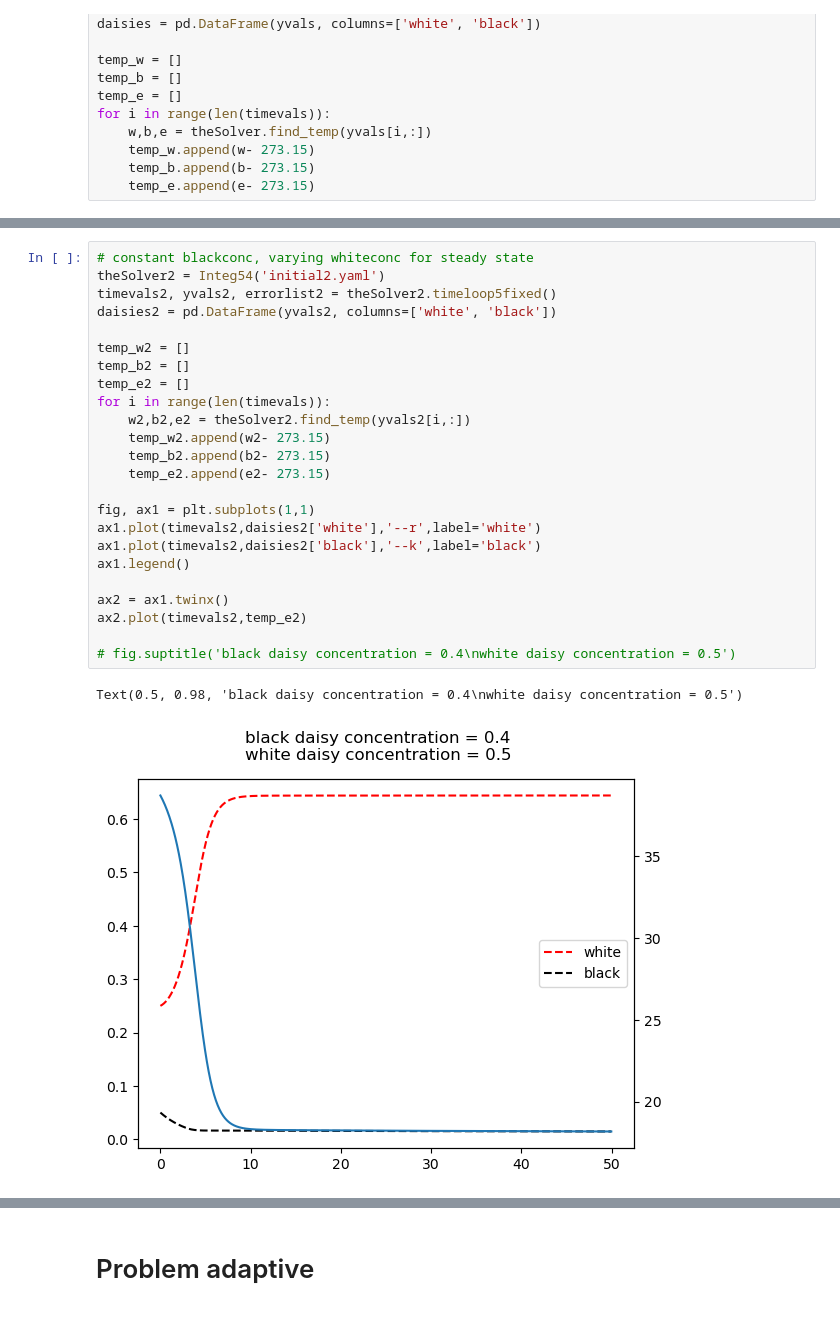
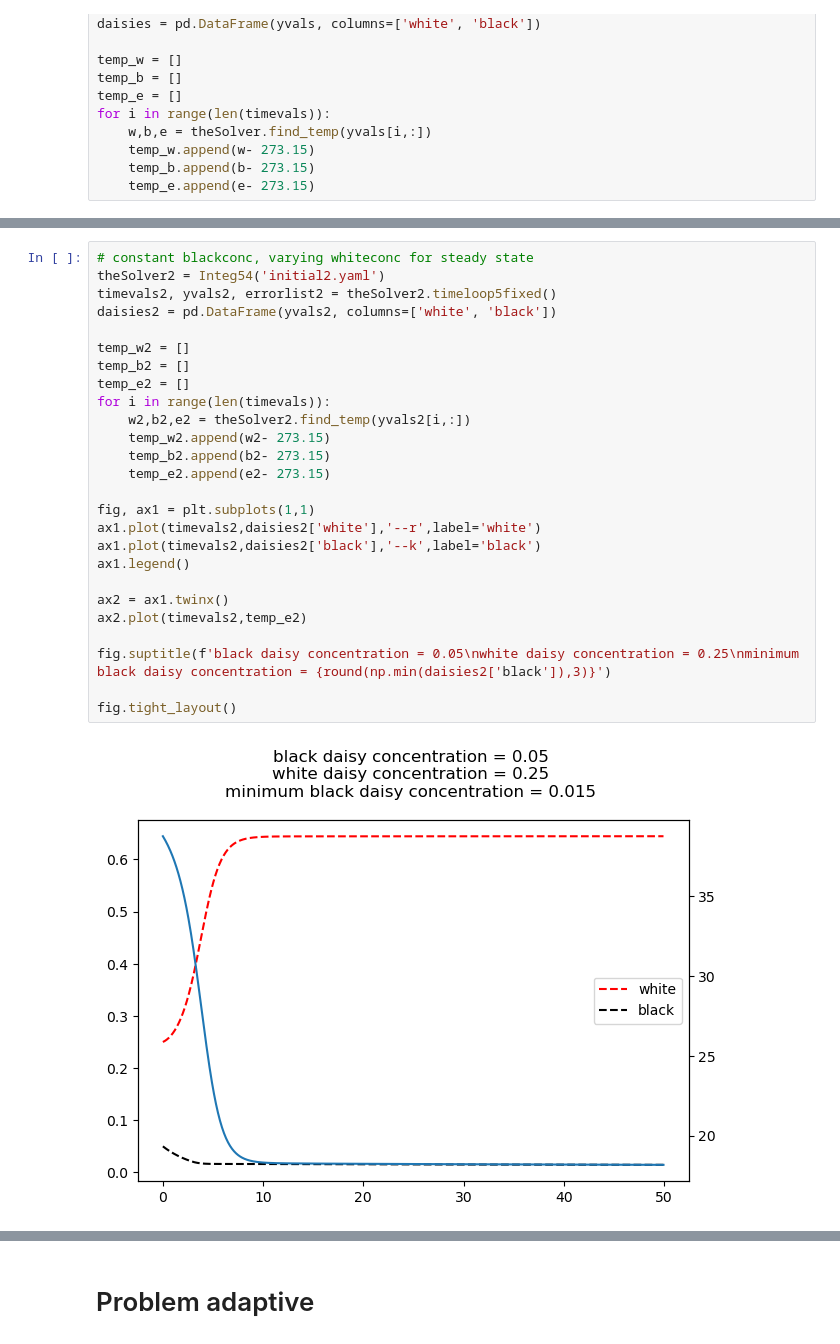
Before and after one commit to nicduboc/numeric_2024, a Jupyter notebook: notebooks/lab5/duboc_assig5.ipynb, the cells around one changed output, grey strips where cells are left out. Drawn from its saved outputs; the diff is of its cells as text.

```diff
--- a/notebooks/lab5/duboc_assig5.ipynb
+++ b/notebooks/lab5/duboc_assig5.ipynb
@@ -169,27 +157,28 @@ In the scenario with a 5% coverage of black daisies, the equilibrium temperature
 # %%
 # constant blackconc, varying whiteconc for steady state
 theSolver2 = Integ54('initial2.yaml')
 timevals2, yvals2, errorlist2 = theSolver2.timeloop5fixed()
 daisies2 = pd.DataFrame(yvals2, columns=['white', 'black'])
 
 temp_w2 = []
 temp_b2 = []
 temp_e2 = []
 for i in range(len(timevals)):
     w2,b2,e2 = theSolver2.find_temp(yvals2[i,:])
     temp_w2.append(w2- 273.15)
     temp_b2.append(b2- 273.15)
     temp_e2.append(e2- 273.15)
 
 fig, ax1 = plt.subplots(1,1)
 ax1.plot(timevals2,daisies2['white'],'--r',label='white')
 ax1.plot(timevals2,daisies2['black'],'--k',label='black')
 ax1.legend()
 
 ax2 = ax1.twinx()
 ax2.plot(timevals2,temp_e2)
 
-# fig.suptitle('black daisy concentration = 0.4\nwhite daisy concentration = 0.5')
+fig.suptitle(f'black daisy concentration = 0.05\nwhite daisy concentration = 0.25\nminimum black daisy concentration = {round(np.min(daisies2['black']),3)}')
+
+fig.tight_layout()
 # %% [output]
-Text(0.5, 0.98, 'black daisy concentration = 0.4\nwhite daisy concentration = 0.5')
-[figure, old version]
+[figure, new version]
```
Also changed, not shown: parts of 25 cells of this notebook, 4 other files.
